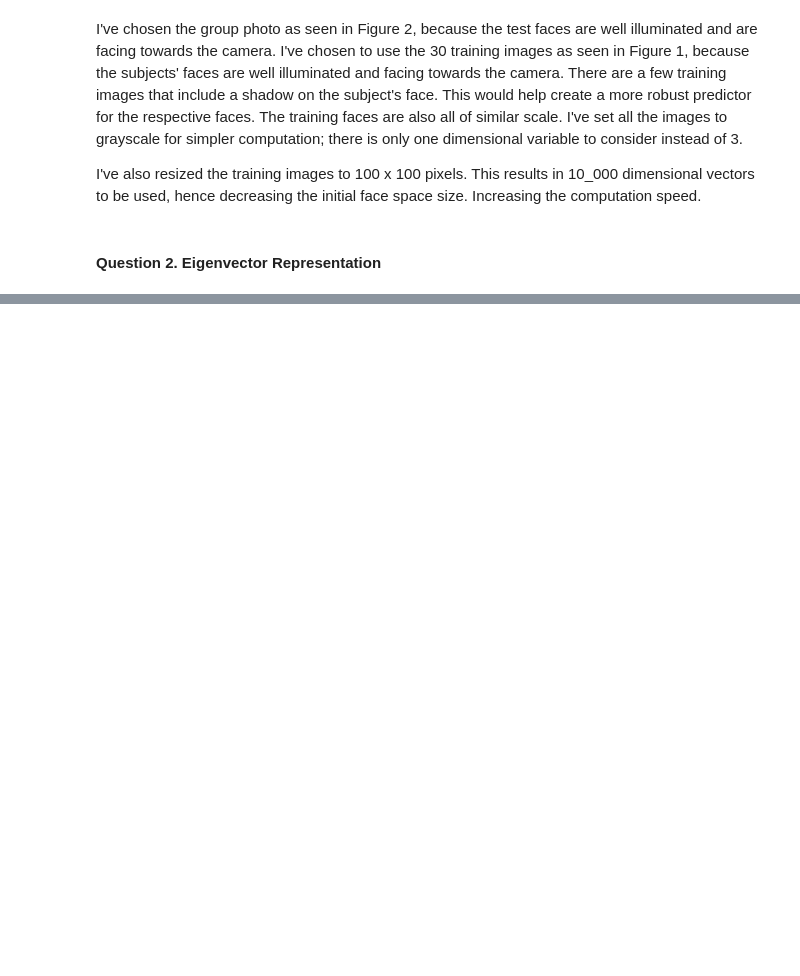
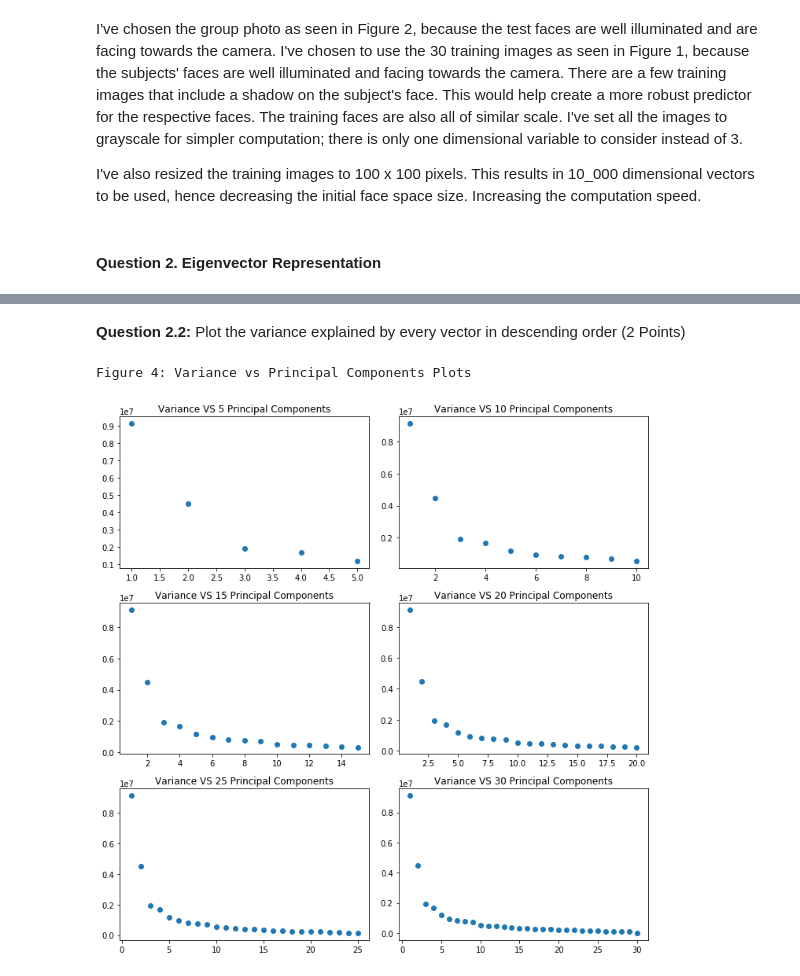
Before and after one commit to mattesko/ECSE415-Assignments, a Jupyter notebook: Assignment_4/face_detection.ipynb, the cells around one changed output, grey strips where cells are left out. Drawn from its saved outputs; the diff is of its cells as text; code cells hidden in the pictures; blank space fills up the shorter version.

Commit message:
Question 2, 3

```diff
--- a/Assignment_4/face_detection.ipynb
+++ b/Assignment_4/face_detection.ipynb
@@ -194,0 +115,15 @@ plt.show()
+# %% [markdown]
+__Question 2.2:__ Plot the variance explained by every vector in descending order (2 Points)
+# %%
+print('Figure 4: Variance vs Principal Components Plots')
+plt.figure(figsize=(10,10))
+for plot_n in range(0, 6):
+    plt.subplot(3, 2, plot_n + 1)
+    n_components = (plot_n + 1) * 5
+    plt.scatter([x for x in range(1, n_components + 1)], variances[:n_components])
+    plt.title(str.format('Variance VS {} Principal Components', n_components))
+plt.tight_layout()
+plt.show()
+# %% [output]
+Figure 4: Variance vs Principal Components Plots
+[figure, added]
```
Also changed, not shown: parts of 26 cells of this notebook.
